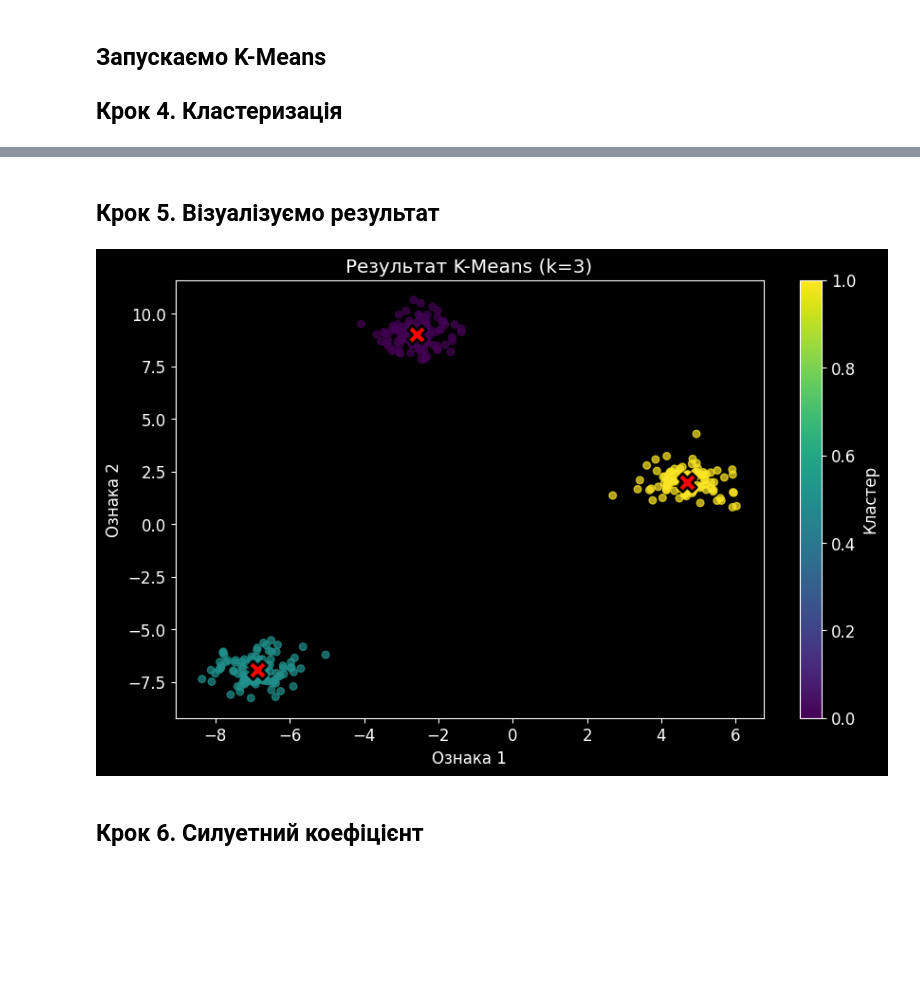
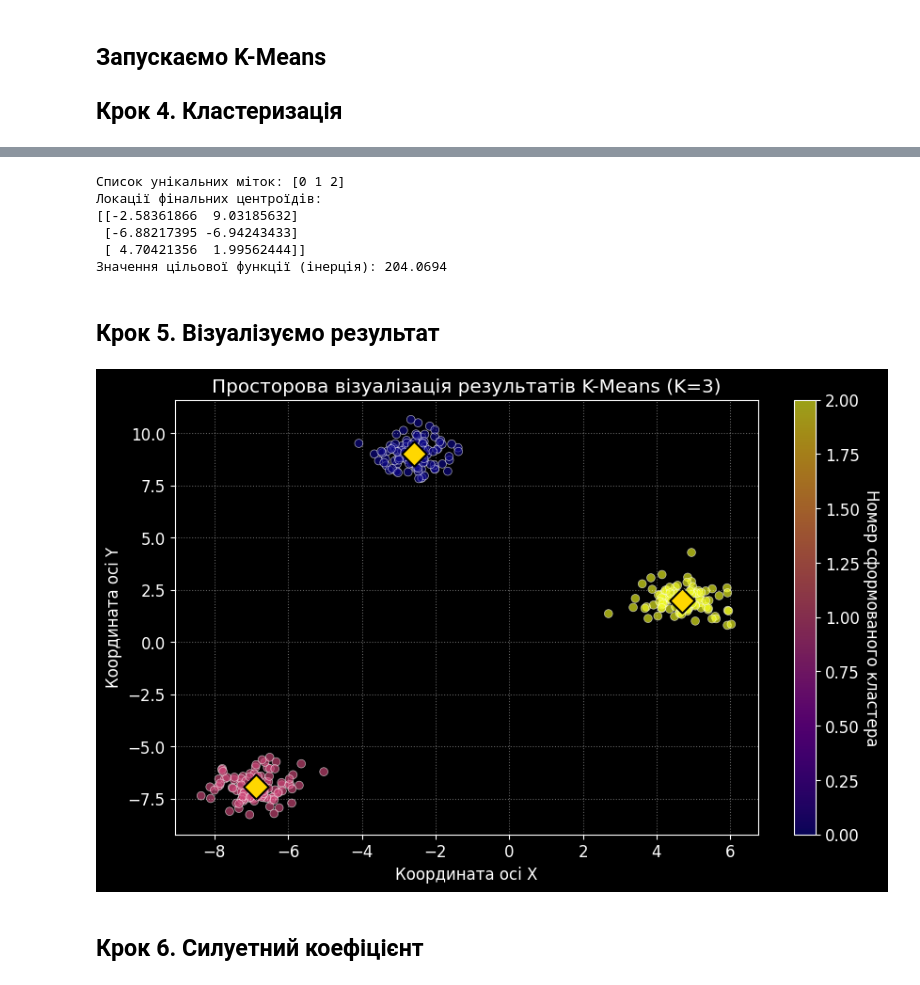
Before and after one commit to Egorkud/machine-learning-2026, a Jupyter notebook: clasterisation.ipynb, the cells around one changed output, grey strips where cells are left out. Cells and saved outputs as stored; diff of their text form; code cells hidden in the pictures; blank space fills up the shorter version.

```diff
--- a/clasterisation.ipynb
+++ b/clasterisation.ipynb
@@ -83,20 +79,67 @@ print(f'Інерція (J): {kmeans.inertia_:.2f}')  # сума квадраті
+# %%
+# Ініціалізація алгоритму групування з параметрами розбиття на 3 сегменти
+clustering_engine = KMeans(
+    n_clusters=3,  # кількість цільових категорій
+    init='k-means++',  # використання стратегії розумного старту центроїдів
+    random_state=42,  # фіксація стану для стабільності обчислень
+    n_init='auto'  # явне вказання режиму ініціалізації
+)
+
+# Навчання моделі та генерація масиву приналежності до кластерів
+assigned_clusters = clustering_engine.fit_predict(features)
+
+# Перевірка результатів моделювання:
+print(f"Список унікальних міток: {np.unique(assigned_clusters)}")
+print(f"Локації фінальних центроїдів:\n{clustering_engine.cluster_centers_}")
+print(f"Значення цільової функції (інерція): {clustering_engine.inertia_:.4f}")
+# %% [output]
+Список унікальних міток: [0 1 2]
+Локації фінальних центроїдів:
+[[-2.58361866  9.03185632]
+ [-6.88217395 -6.94243433]
+ [ 4.70421356  1.99562444]]
+Значення цільової функції (інерція): 204.0694
 # %% [markdown]
 ## Крок 5. Візуалізуємо результат
-# %%
-# Малюємо точки, розфарбовані за кластерами
-plt.scatter(X[:, 0], X[:, 1], c=labels, cmap='viridis', s=30, alpha=0.7)
-
-# Малюємо центроїди (великі червоні хрестики)
-centers = kmeans.cluster_centers_
-plt.scatter(centers[:, 0], centers[:, 1],
-            c='red', marker='X', s=200, edgecolors='black', linewidths=2)
-
-plt.title('Результат K-Means (k=3)')
-plt.xlabel('Ознака 1')
-plt.ylabel('Ознака 2')
-plt.colorbar(label='Кластер')
-plt.show()
-# %% [output]
-[figure, removed]
+# %%
+# Отримання фінальних координат центрів сегментації
+cluster_midpoints = clustering_engine.cluster_centers_
+
+# Візуалізація точок із кодуванням кольору відповідно до їхньої приналежності
+scatter_plot = plt.scatter(
+    features[:, 0],
+    features[:, 1],
+    c=assigned_clusters,
+    cmap='plasma',  # Використання палітри "plasma" замість "viridis"
+    s=40,
+    alpha=0.65,
+    edgecolors='white',  # Білий контур для кращого розділення точок
+    linewidths=0.5
+)
+
+# Відображення центроїдів (яскраві маркери у формі ромбів)
+plt.scatter(
+    cluster_midpoints[:, 0],
+    cluster_midpoints[:, 1],
+    c='gold',  # Золотистий колір замість червоного
+    marker='D',  # Маркер "Diamond" (ромб)
+    s=180,
+    edgecolors='black',
+    linewidths=1.5,
+    label='Центри мас'
+)
+
+plt.title('Просторова візуалізація результатів K-Means (K=3)')
+plt.xlabel('Координата осі X')
+plt.ylabel('Координата осі Y')
+
+# Налаштування легенди та колірної панелі
+c_bar = plt.colorbar(scatter_plot)
+c_bar.set_label('Номер сформованого кластера', rotation=270, labelpad=15)
+
+plt.grid(True, linestyle=':', alpha=0.4)  # Додавання ледь помітної сітки
+plt.show()
+# %% [output]
+[figure, added]
 # %% [markdown]
 ## Крок 6. Силуетний коефіцієнт
```
Also changed, not shown: parts of 43 cells of this notebook.
